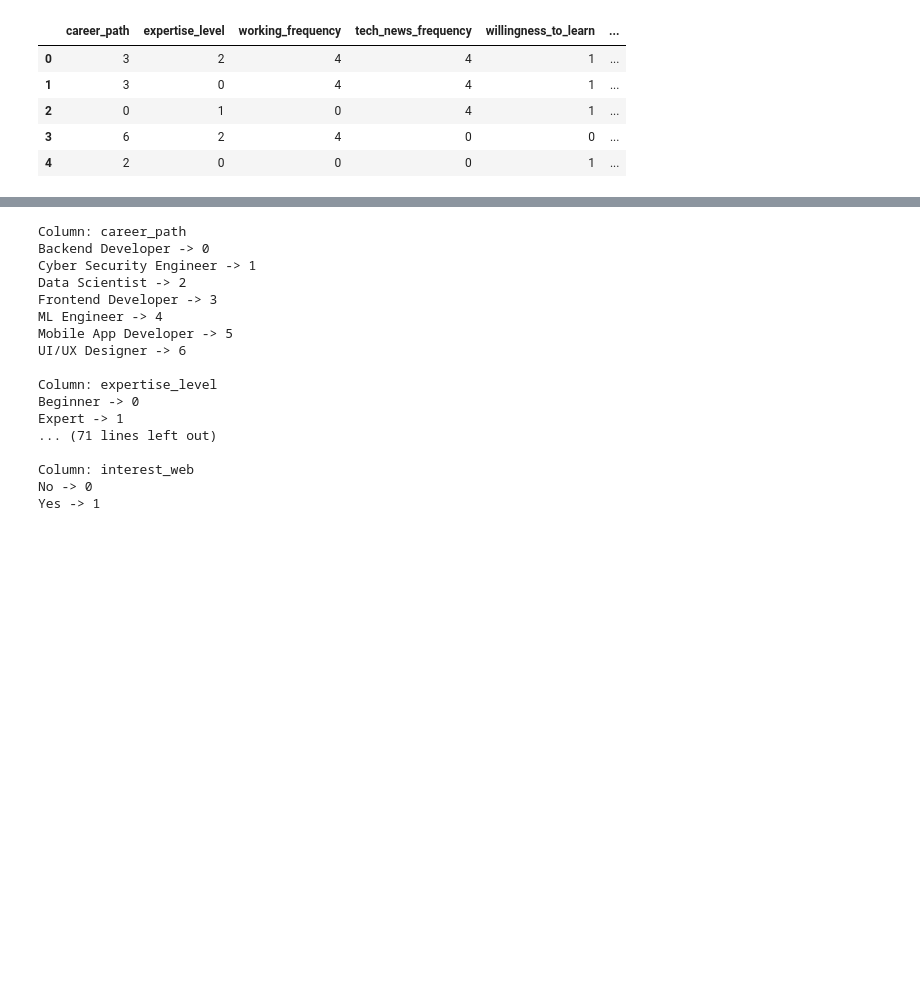
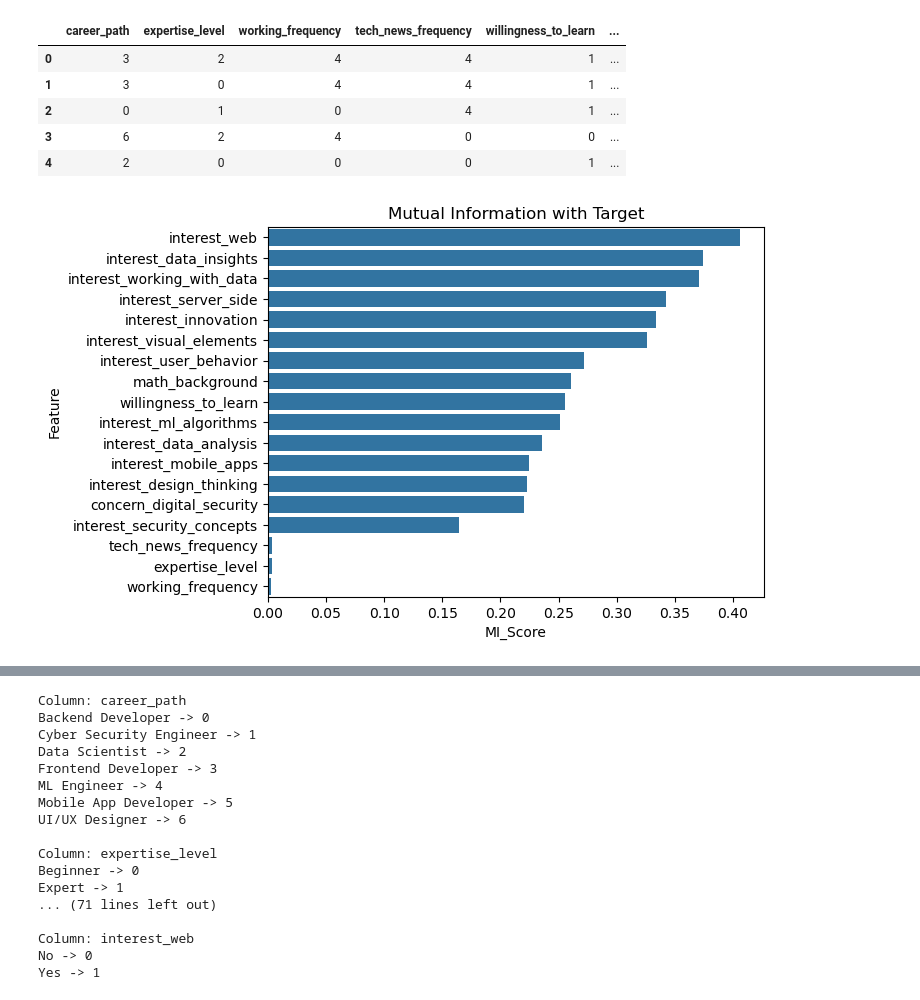
Before and after one commit to hasithapeiris/career-path-predictor, a Jupyter notebook: notebooks/initial_model.ipynb, the cells around one changed output, grey strips where cells are left out. Cells and saved outputs as stored; diff of their text form; code cells hidden in the pictures; blank space fills up the shorter version.

```diff
--- a/notebooks/initial_model.ipynb
+++ b/notebooks/initial_model.ipynb
@@ -52,0 +50,11 @@ X_train, X_test, y_train, y_test = train_test_split(X, y, test_size=0.2, random_
+# %%
+mi_scores = mutual_info_classif(X, y, discrete_features=True)
+mi_df = pd.DataFrame({'Feature': X.columns, 'MI_Score': mi_scores})
+mi_df = mi_df.sort_values(by='MI_Score', ascending=False)
+
+# Mutual Information plot
+sns.barplot(data=mi_df, x='MI_Score', y='Feature')
+plt.title('Mutual Information with Target')
+plt.show()
+# %% [output]
+[figure, added]
```
Also changed, not shown: parts of 7 cells of this notebook, 9 other files.
